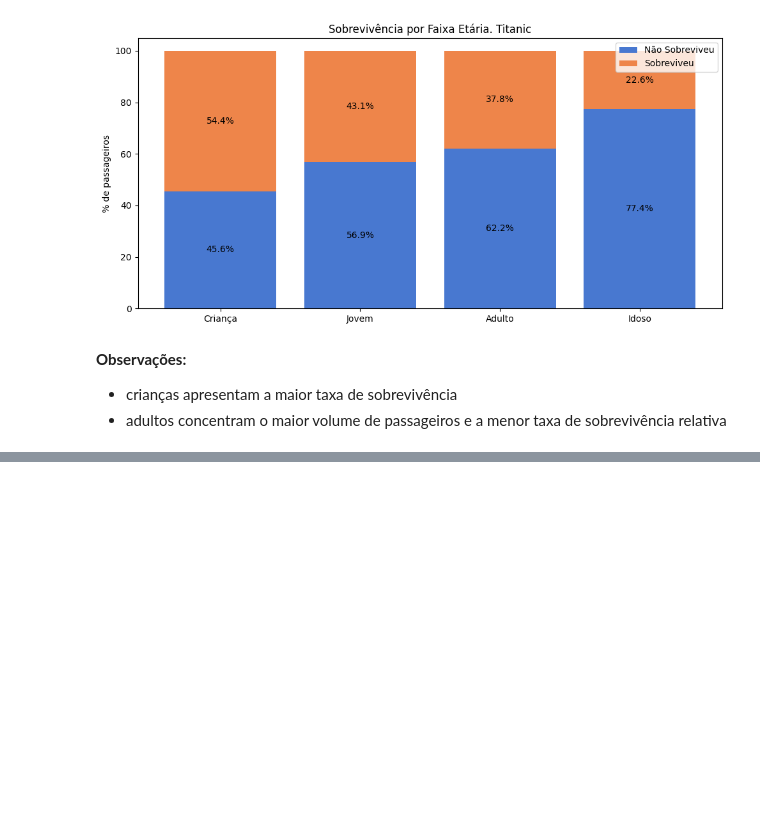
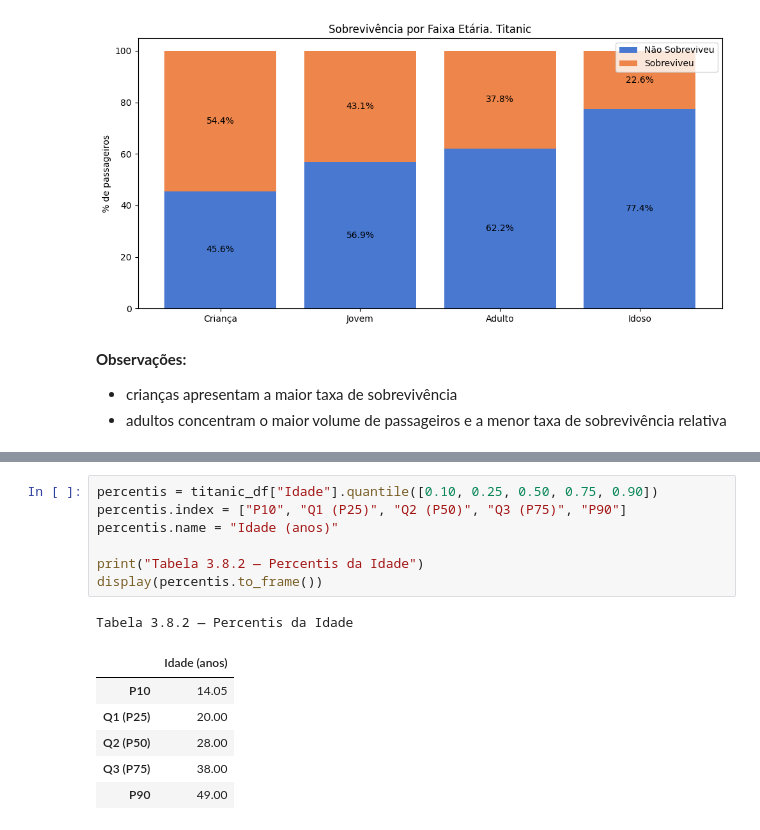
Before and after one commit to heitorctmba/MBA-01-estatistica-projeto_final, a Jupyter notebook: titanic.ipynb, the cells around one changed output, grey strips where cells are left out. Drawn from its saved outputs; the diff is of its cells as text; blank space fills up the shorter version.

```diff
--- a/titanic.ipynb
+++ b/titanic.ipynb
@@ -627,0 +653,15 @@ plt.show()
+# %%
+percentis = titanic_df["Idade"].quantile([0.10, 0.25, 0.50, 0.75, 0.90])
+percentis.index = ["P10", "Q1 (P25)", "Q2 (P50)", "Q3 (P75)", "P90"]
+percentis.name = "Idade (anos)"
+
+print("Tabela 3.8.2 — Percentis da Idade")
+display(percentis.to_frame())
+# %% [output]
+Tabela 3.8.2 — Percentis da Idade
+|  | Idade (anos) |
+| P10 | 14.05 |
+| Q1 (P25) | 20.00 |
+| Q2 (P50) | 28.00 |
+| Q3 (P75) | 38.00 |
+| P90 | 49.00 |
```
Also changed, not shown: parts of 5 cells of this notebook.
